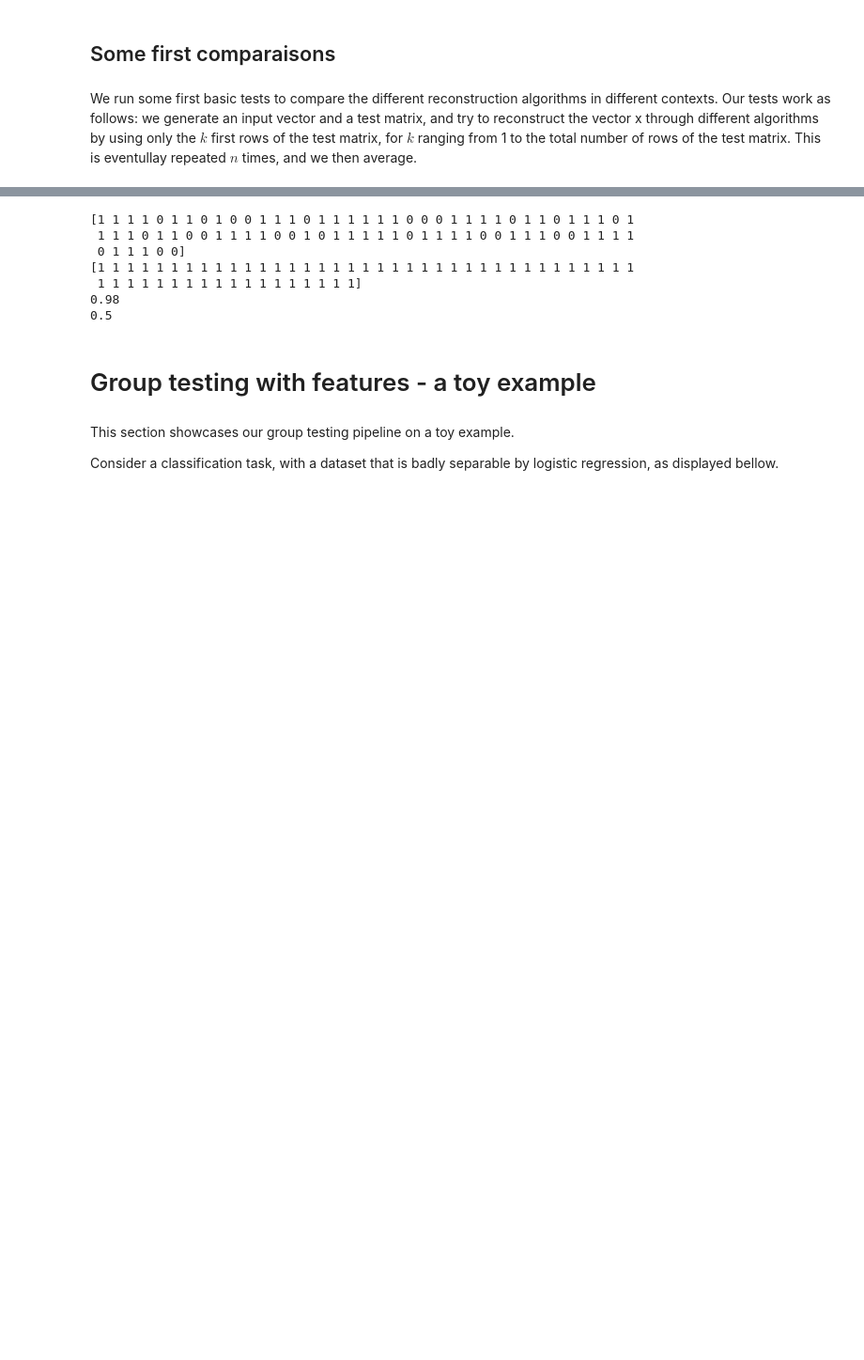
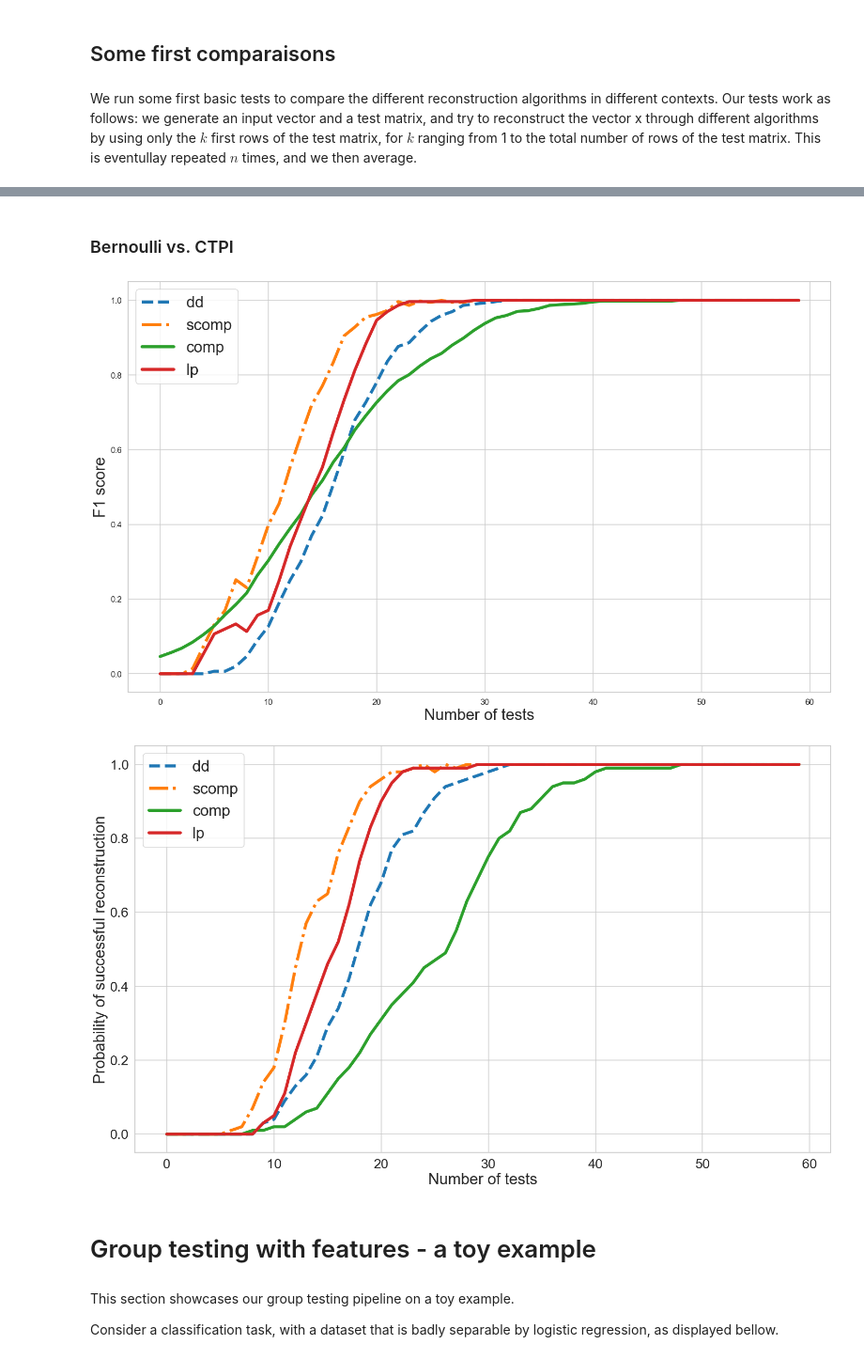
Before and after one commit to LinusBleistein/Group-testing-with-knowledge, a Jupyter notebook: Tests.ipynb, the cells around one changed output, grey strips where cells are left out. Shown at 94% size. Cells and saved outputs as stored; diff of their text form; code cells hidden in the pictures; blank space fills up the shorter version.

```diff
--- a/Tests.ipynb
+++ b/Tests.ipynb
@@ -260,15 +269,10 @@ plt.show()
-# %%
-lp = rec.LP(true_x,test_matrix)
-test_result = lp.test_result
-print(test_result)
-print(test_result[test_result != 0])
-print(lp.accuracy())
-print(lp.f1score())
-# %% [output]
-[1 1 1 1 0 1 1 0 1 0 0 1 1 1 0 1 1 1 1 1 1 0 0 0 1 1 1 1 0 1 1 0 1 1 1 0 1
- 1 1 1 0 1 1 0 0 1 1 1 1 0 0 1 0 1 1 1 1 1 0 1 1 1 1 0 0 1 1 1 0 0 1 1 1 1
- 0 1 1 1 0 0]
-[1 1 1 1 1 1 1 1 1 1 1 1 1 1 1 1 1 1 1 1 1 1 1 1 1 1 1 1 1 1 1 1 1 1 1 1 1
- 1 1 1 1 1 1 1 1 1 1 1 1 1 1 1 1 1 1]
-0.98
-0.5
+# %% [markdown]
+### Bernoulli vs. CTPI
+# %%
+#Hyperparameters
+
+n_tests = 100
+k = 2
+matrix_L = x_size/(2*k)
+x_size = 100
+max_test_size = 60
@@ -275,3 +330,34 @@ print(lp.f1score())
+# %%
+sns.set_context('talk')
+sns.set_style('whitegrid')
+
+f,ax = plt.subplots(figsize=(25,15))
+
+ax.plot(dd_f1scores, label='dd',linestyle='--', linewidth=6)
+ax.plot(scomp_f1scores, label ='scomp',linestyle='-.', linewidth=6)
+ax.plot(comp_f1scores, label = 'comp', linewidth=6)
+ax.plot(lp_f1scores,label='lp',linewidth=6)
+ax.legend(fontsize='xx-large')
+ax.set_xlabel('Number of tests', fontsize='xx-large')
+ax.set_ylabel('F1 score', fontsize='xx-large')
+#plt.savefig('comparaison_f1_cpti.pdf')
+plt.show()
+
+f,ax = plt.subplots(figsize=(25,15))
+
+ax.plot(dd_succes, label='dd',linestyle='--', linewidth=6)
+ax.plot(scomp_succes, label ='scomp',linestyle='-.', linewidth=6)
+ax.plot(comp_succes, label = 'comp', linewidth=6)
+ax.plot(lp_succes, label = 'lp', linewidth=6)
+ax.legend(fontsize='xx-large')
+ax.set_xlabel('Number of tests', fontsize='xx-large')
+ax.set_ylabel('Probability of successful reconstruction', fontsize='xx-large')
+ax.tick_params(axis='both', labelsize=27)
+plt.savefig('comparaison_proba_cpti.pdf')
+plt.show()
+# %% [output]
+[figure, added]
+[figure, added]
 # %% [markdown]
 # Group testing with features - a toy example
 # %% [markdown]
```
Also changed, not shown: parts of 6 cells of this notebook, 1 other file.
